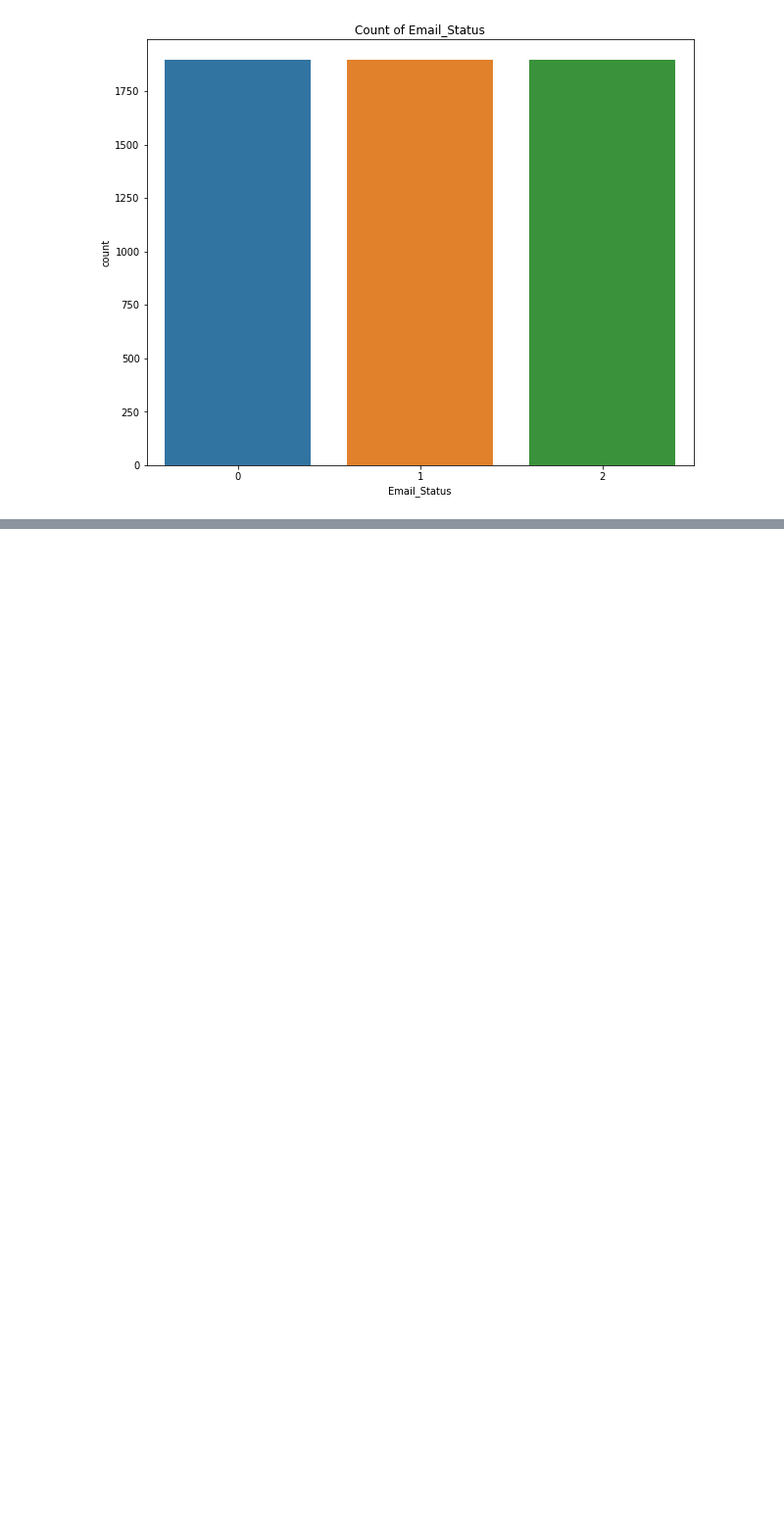
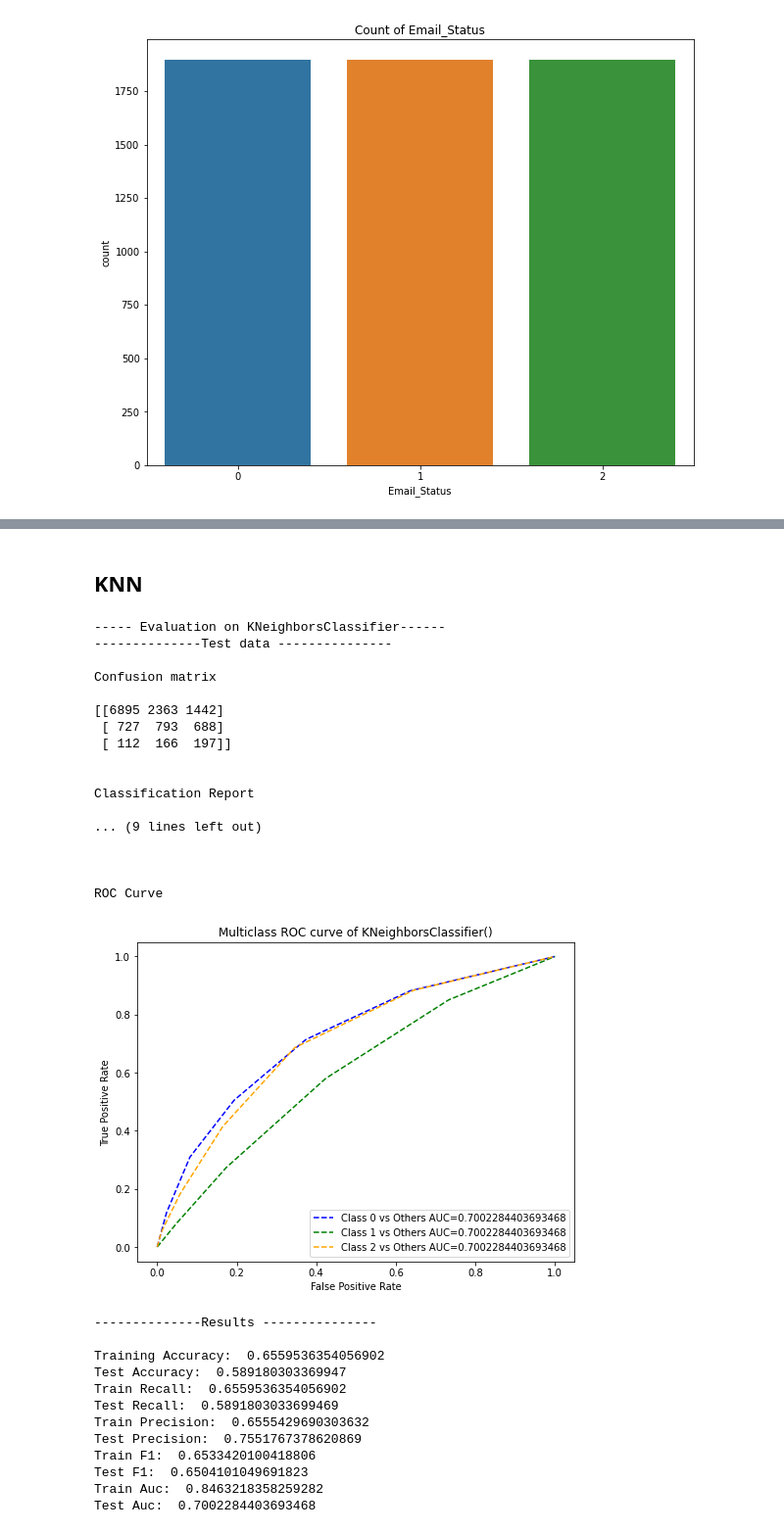
Before and after one commit to Dany511/Email-Campaign-Effectiveness-Prediction, a Jupyter notebook: Email_Campaign_Capstone.ipynb, the cells around one changed output, grey strips where cells are left out. Shown at 98% size. Cells and saved outputs as stored; diff of their text form; code cells hidden in the pictures; blank space fills up the shorter version.

```diff
--- a/Email_Campaign_Capstone.ipynb
+++ b/Email_Campaign_Capstone.ipynb
@@ -506,0 +690,36 @@ plt.show()
+# %% [markdown]
+## **KNN**
+# %%
+#Training and Evaluating KNN with RUS data
+train_evaluate(KNeighborsClassifier(),x_rus,y_rus,"RUS")
+# %% [output]
+----- Evaluation on KNeighborsClassifier------
+--------------Test data ---------------
+
+Confusion matrix
+
+[[6895 2363 1442]
+ [ 727  793  688]
+ [ 112  166  197]]
+
+
+Classification Report
+
+... (9 lines left out)
+
+
+
+ROC Curve
+[figure, added]
+--------------Results ---------------
+
+Training Accuracy:  0.6559536354056902
+Test Accuracy:  0.589180303369947
+Train Recall:  0.6559536354056902
+Test Recall:  0.5891803033699469
+Train Precision:  0.6555429690303632
+Test Precision:  0.7551767378620869
+Train F1:  0.6533420100418806
+Test F1:  0.6504101049691823
+Train Auc:  0.8463218358259282
+Test Auc:  0.7002284403693468
```
Also changed, not shown: parts of 30 cells of this notebook.
